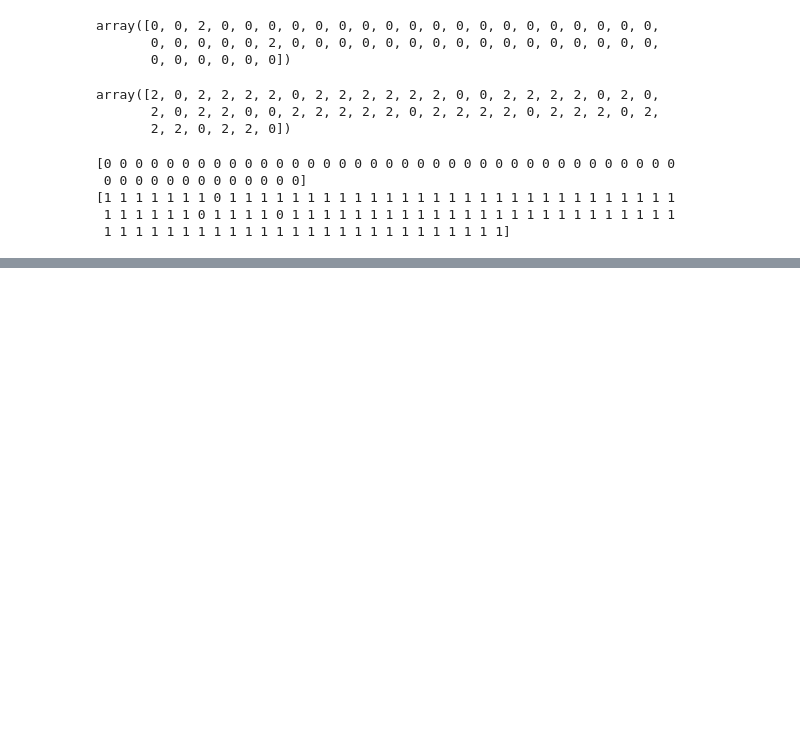
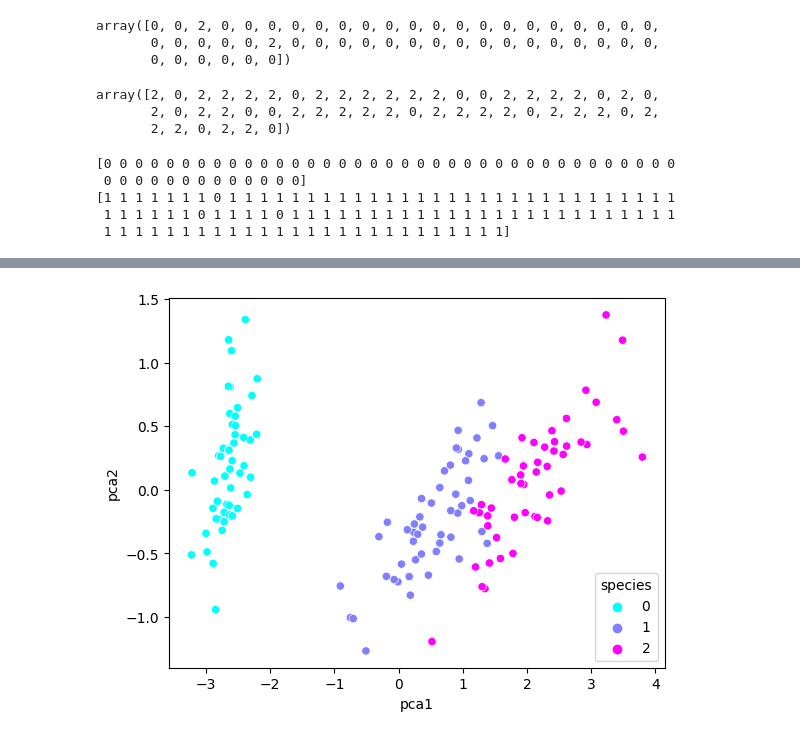
Before and after one commit to ShohrehShahsavari/Data-Analysis-And-Machine-Learning-Projects, a Jupyter notebook: 5. SkLearn Datasets/Sklearn-IrisDataset/Iris.ipynb, the cells around one changed output, grey strips where cells are left out. Saved outputs shown, nothing was run; the diff lists cells and outputs as text; code cells hidden in the pictures; blank space fills up the shorter version.

```diff
--- a/5. SkLearn Datasets/Sklearn-IrisDataset/Iris.ipynb
+++ b/5. SkLearn Datasets/Sklearn-IrisDataset/Iris.ipynb
@@ -250,0 +257,8 @@ print(kmeans2.labels_[50:150])
+# %%
+pca= PCA(n_components= 2, random_state= 11)
+pca.fit(X)
+X_pca= pca.transform(X)
+# %%
+df_pca= pd.DataFrame(data= X_pca, columns= ['pca1', 'pca2'])
+df_pca['species']= ds.target
+df_pca.tail()
@@ -250,0 +272,4 @@ print(kmeans2.labels_[50:150])
+# %%
+axes= sns.scatterplot(data= df_pca, x= 'pca1', y= 'pca2', hue= 'species', legend= 'brief' , palette= 'cool')
+# %% [output]
+[figure, added]
```
Also changed, not shown: parts of 11 cells of this notebook.
